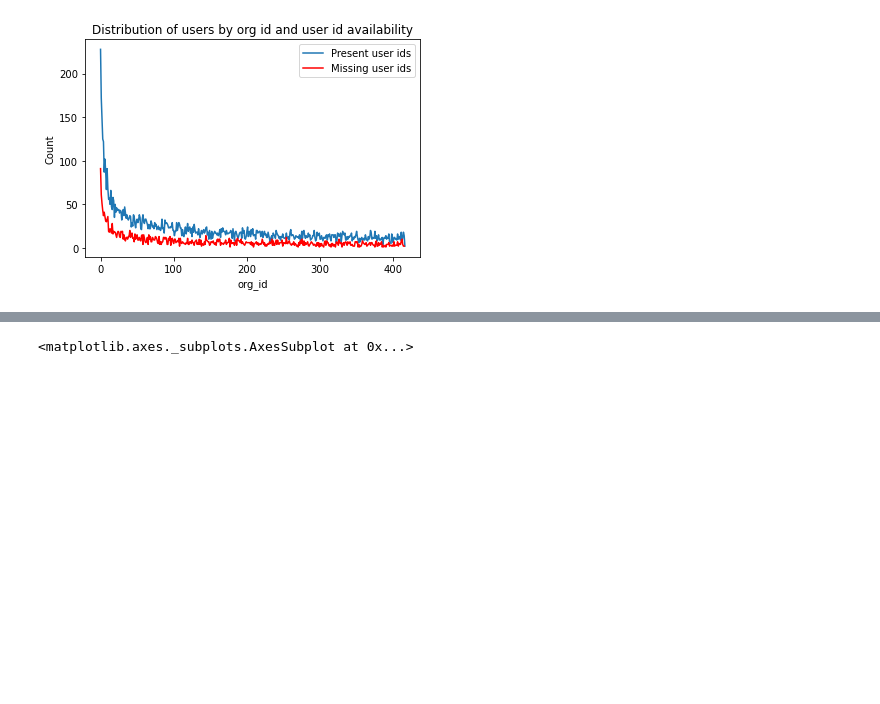
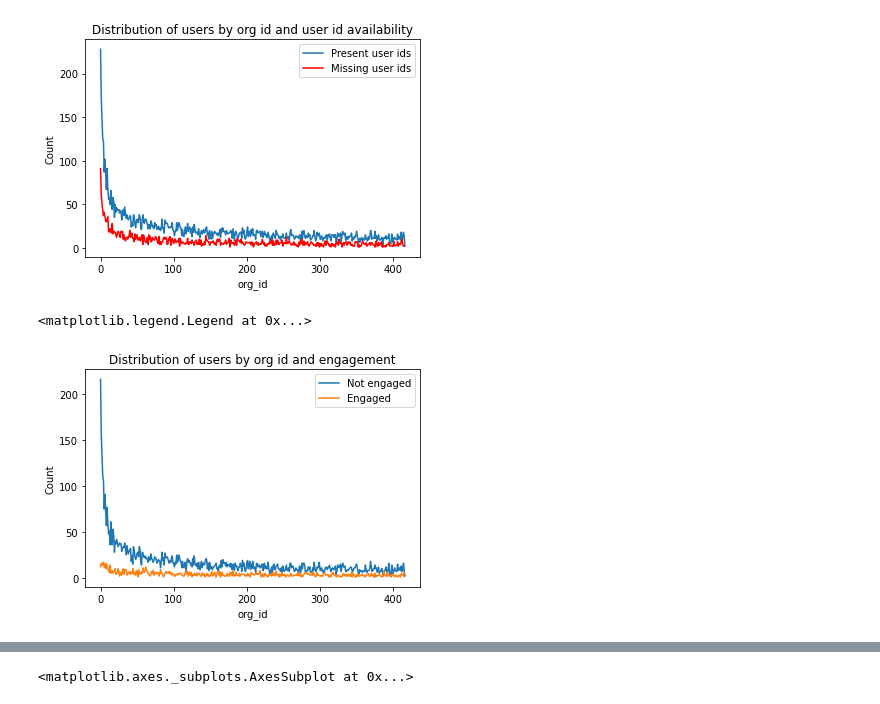
Before and after one commit to zhakhverdyan/relax_challenge, a Jupyter notebook: relax_challenge.ipynb, the cells around one changed output, grey strips where cells are left out. Cells and saved outputs as stored; diff of their text form; code cells hidden in the pictures; blank space fills up the shorter version.

```diff
--- a/relax_challenge.ipynb
+++ b/relax_challenge.ipynb
@@ -322,3 +378,14 @@ plt.legend()
 # %% [output]
 <matplotlib.legend.Legend at 0x...>
 [figure]
+# %%
+# simsilarly even distribution for present and missing user ids
+# let's see the distribution for engaged and not engaged users
+users[users.engagement_bin == 0].groupby('org_id')['object_id'].count().plot(label='Not engaged')
+users[users.engagement_bin == 1].groupby('org_id')['object_id'].count().plot(label='Engaged')
+plt.ylabel('Count')
+plt.title('Distribution of users by org id and engagement')
+plt.legend()
+# %% [output]
+<matplotlib.legend.Legend at 0x...>
+[figure, added]
```
Also changed, not shown: parts of 39 cells of this notebook, 2 other files.
